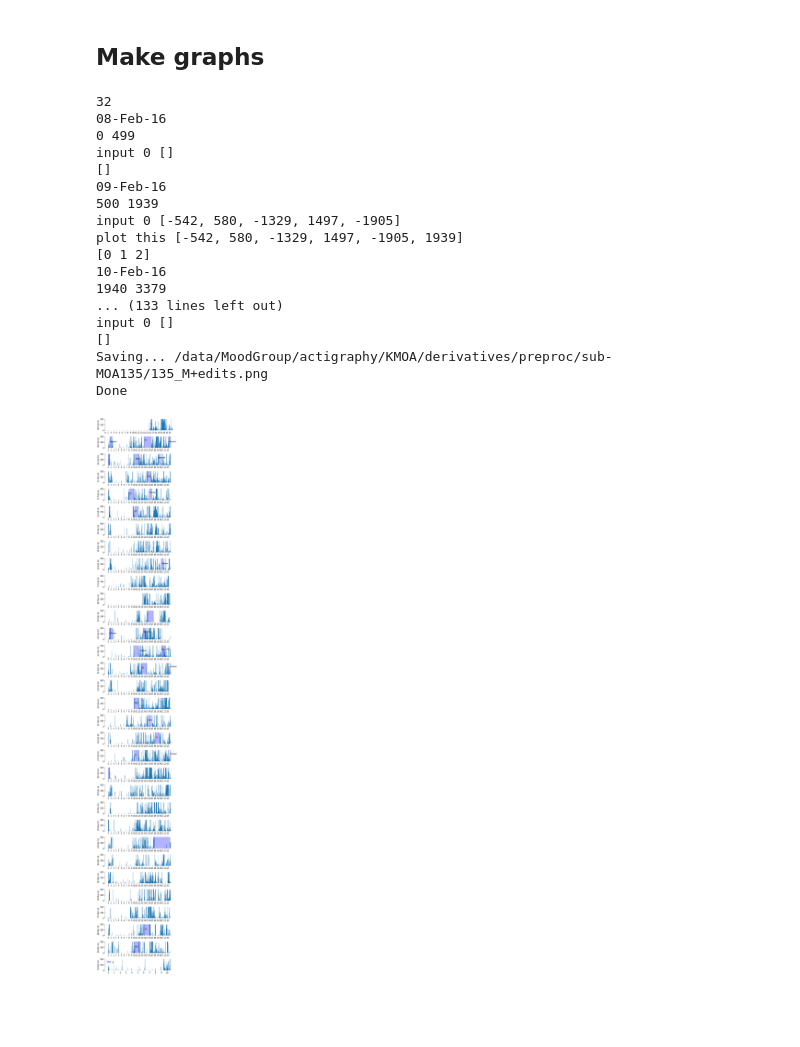
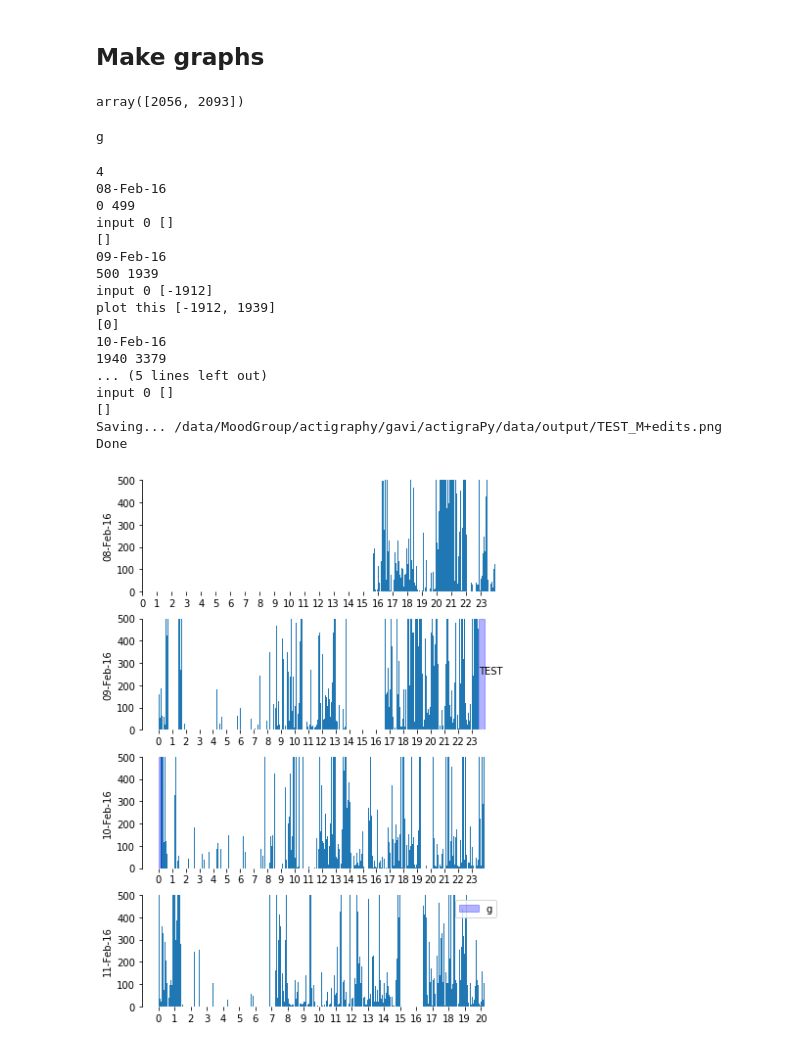
Before and after one commit to shandlergs/actigraPy, a Jupyter notebook: notebooks/preproc/read_edits.ipynb, the cells around one changed output. Drawn from its saved outputs; the diff is of its cells as text; code cells hidden in the pictures; blank space fills up the shorter version.

Commit message:
Set up testing, did some data cleanup and cleaned up notebooks

```diff
--- a/notebooks/preproc/read_edits.ipynb
+++ b/notebooks/preproc/read_edits.ipynb
@@ -169,9 +127,8 @@ z
 # %%
 mk_idx_mini = mk_idx
+mk_idx_mini['start_mask']=[start,end]
 if 'M' in mk_idx_mini.keys():
     del mk_idx_mini['M']
-for name in fn.keys():
-    if name in mk_idx_mini.keys():
-        del mk_idx_mini[name]
-act.write_dat(clip_dat,mk_idx_mini,os.path.join(out_dir,sub_long))
+
+act.write_dat(awd_dat,mk_idx_mini,os.path.join(out_dir,sub_long))
 # %% [output]
@@ -196,34 +153,57 @@ act.write_dat(clip_dat,mk_idx_mini,os.path.join(out_dir,sub_long))
 # %% [markdown]
 ## Make graphs
-# %%
-keys=['g'] #INPUT HERE WHICH KEYS YOU WANT
-
-coms=[]
-idxs=[]
-for mm in keys:
-    idxs.append(mc_dict[mm]['idxs'])
-    coms.append(mc_dict[mm]['comments'])
-gc=[np.asarray(idxs[0]),coms[0]]
+# %%
+mk_idx['g']
+# %% [output]
+array([2056, 2093])
+# %%
+wanted_plots=['g']
+plots = {}
+del_com={}
+for name in wanted_plots:
+    if name in mk_idx.keys():
+        plots[name]=mk_idx[name] - start
+        del_com[name]=((np.where(plots[name]<0)[0])//2).tolist()[::2]
+        plots[name]=plots[name][np.where(plots[name]>0)]
+# %%
+wanted = ['g']
+coms=[]
+idxs=[]
+for mm in wanted:
+    print(mm)
+    idxs= idxs +(mc_dict[mm]['idxs'])
+    coms= coms + (mc_dict[mm]['comments'])
+    if mm in del_com.keys():
+        for i in range(0,len(del_com[mm])):
+            idxs.pop(0)
+            coms.pop(0)
+zipped_pairs = zip(idxs,coms)
+gc_coms = [x for _, x in sorted(zipped_pairs)]
+gc_idx = np.sort(idxs) - start
+
+gc=[np.asarray(gc_idx),gc_coms]
+# %% [output]
+g
 # %%
 importlib.reload(act)
 
-act.plot_awd(clip_dat,{'g':mk_idx['g']},max_act=500,show=False,comments=gc,fn_pref=os.path.join(out_dir,sub+'_M+edits'),plot_type='single',debug=True)
+act.plot_awd(clip_dat,plots,max_act=500,show=False,comments=gc,fn_pref=os.path.join(out_dir,sub+'_M+edits'),plot_type='single',debug=True)
 # %% [output]
-32
+4
 08-Feb-16
 0 499
 input 0 []
 []
 09-Feb-16
 500 1939
-input 0 [-542, 580, -1329, 1497, -1905]
-plot this [-542, 580, -1329, 1497, -1905, 1939]
-[0 1 2]
+input 0 [-1912]
+plot this [-1912, 1939]
+[0]
 10-Feb-16
 1940 3379
-... (133 lines left out)
+... (5 lines left out)
 input 0 []
 []
-Saving... /data/MoodGroup/actigraphy/KMOA/derivatives/preproc/sub-MOA135/135_M+edits.png
+Saving... /data/MoodGroup/actigraphy/gavi/actigraPy/data/output/TEST_M+edits.png
 Done
-[figure, old version]
+[figure, new version]
```
Also changed, not shown: parts of 10 cells of this notebook, 12 other files.
